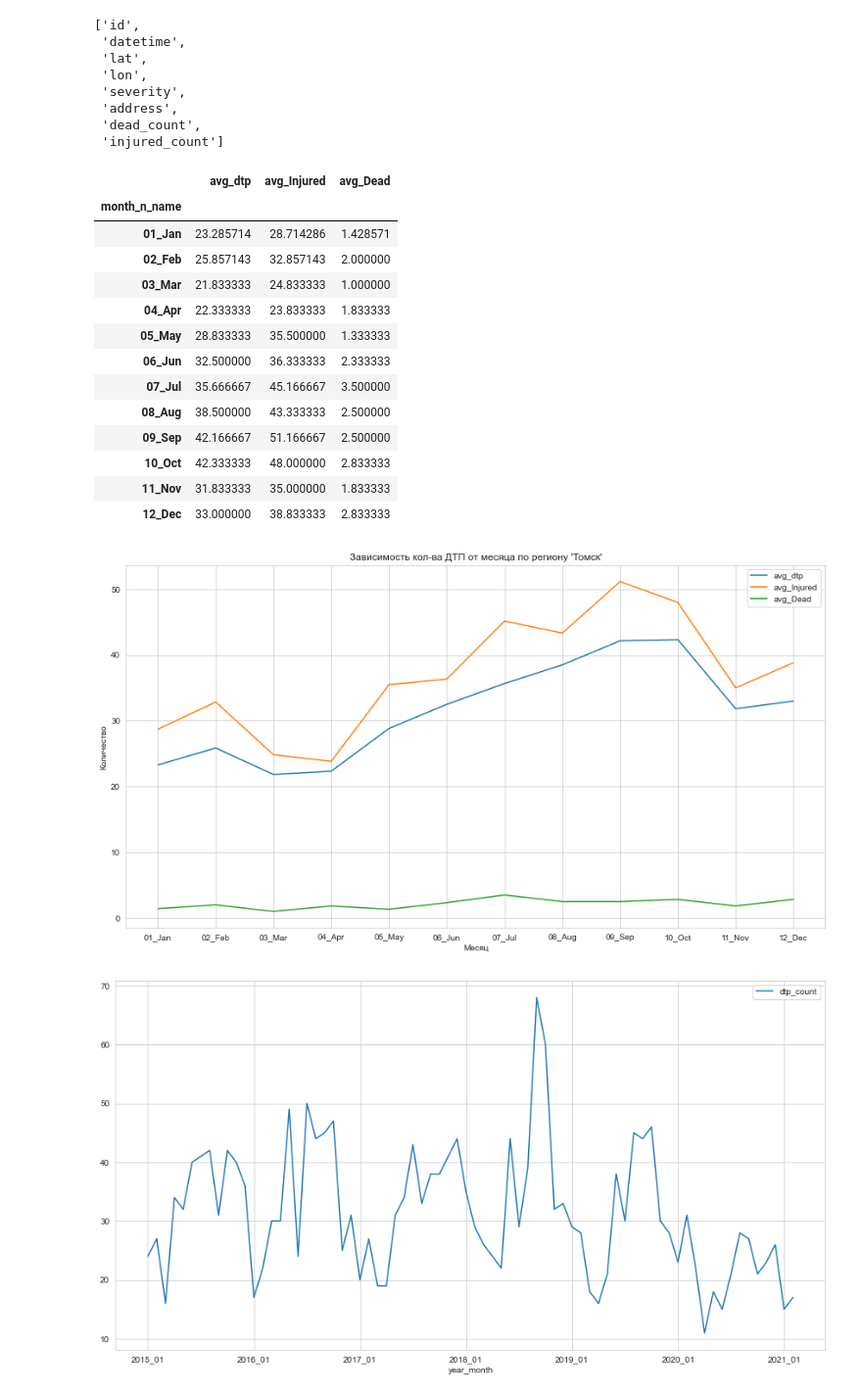
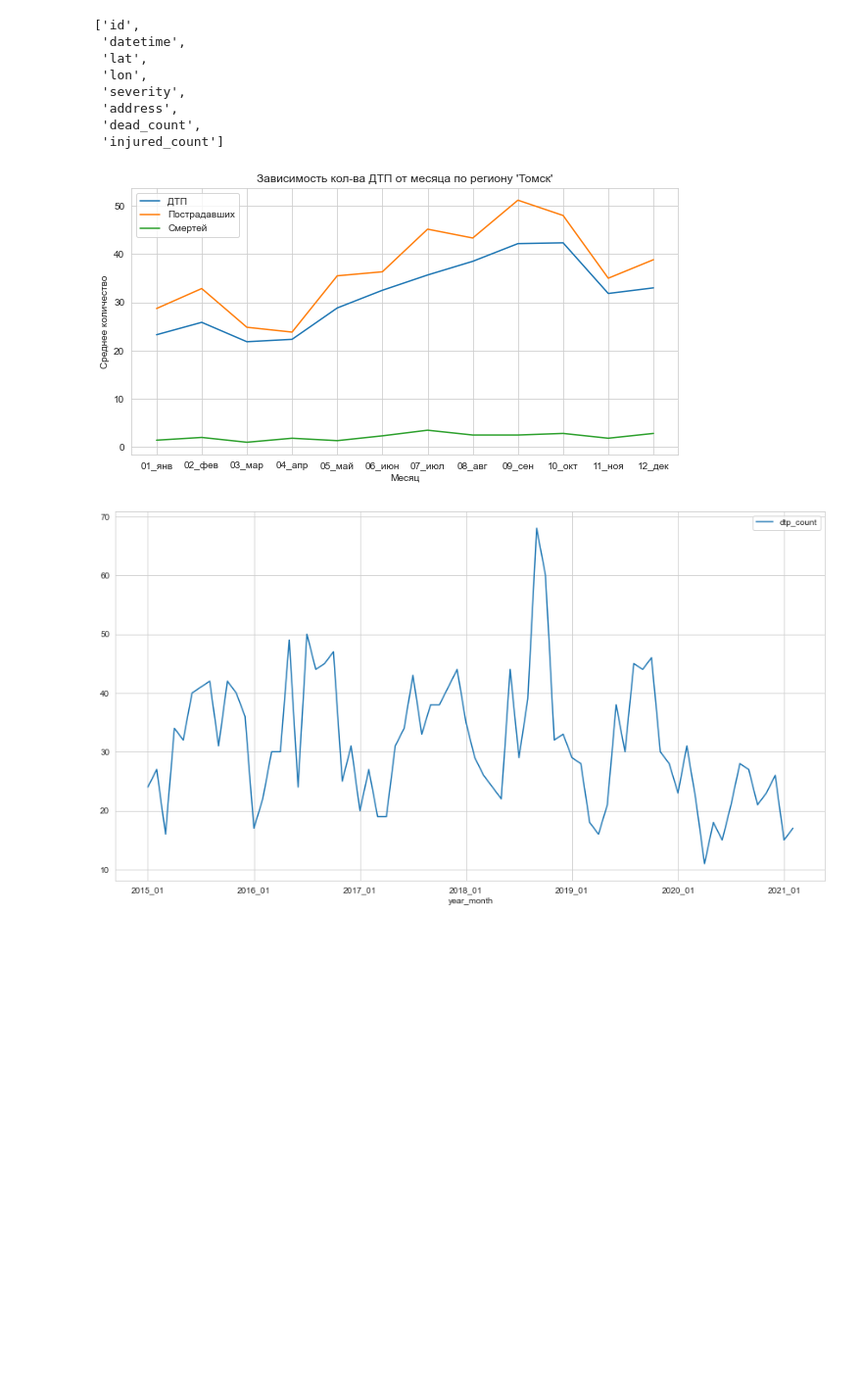
Before and after one commit to runiner/bkdrf_analysis, a Jupyter notebook: 02_dtp_frequencies.ipynb, the cells around one changed output. Shown at 98% size. Cells and saved outputs as stored; diff of their text form; code cells hidden in the pictures; blank space fills up the shorter version.

Commit message:
translated legend and tick labels

```diff
--- a/02_dtp_frequencies.ipynb
+++ b/02_dtp_frequencies.ipynb
@@ -11,7 +12,8 @@ import matplotlib
 import seaborn as sns
 sns.set_style("whitegrid")
 # %%
-matplotlib.rcParams['figure.figsize'] = (15.0, 8.0)
+# matplotlib.rcParams['figure.figsize'] = (15.0, 8.0)
+matplotlib.rcParams['figure.figsize'] = (10.0, 5.0)  # fits better into google docs
 region_name = "Томск"
 region_data_file = "tomskaia-oblast.geojson"  # from https://dtp-stat.ru/opendata/
 # %%
@@ -87,46 +97,44 @@ list(df)
 # %%
 def plot_dtp_seasonality_by_month(df_dtp):
     df_tmp = df_dtp.copy()
+
+    saved_locale = locale.setlocale(locale.LC_ALL)
+    locale.setlocale(locale.LC_ALL, "ru_RU.UTF-8")
     df_tmp["year_month"] = df_tmp.datetime.map(lambda x: x.strftime('%Y_%m'))
     df_tmp["month_n_name"] = df_tmp.datetime.map(lambda x: x.strftime('%m_%b'))
+    locale.setlocale(locale.LC_ALL, saved_locale)
 
     # first aggregate inside every single month
     df_tmp = df_tmp.groupby(df_tmp.year_month).agg(
         DTP_count=("id", "size"),
         Injured_count=("injured_count", "sum"),
         Dead_count=("dead_count", "sum"),
         month_n_name=("month_n_name", "first"),
     )
     # second average over same month in different years
     df_tmp = df_tmp.groupby(df_tmp.month_n_name).agg(
         avg_dtp=("DTP_count", "mean"),
         avg_Injured=("Injured_count", "mean"),
         avg_Dead=("Dead_count", "mean"),
     )
-    labels = [i for i, x in enumerate(df_tmp.index)]
-    ax = df_tmp.plot.line(xticks=labels)
+    tick_labels = [i for i, x in enumerate(df_tmp.index)]
+    ax = df_tmp.plot.line(xticks=tick_labels)
     ax.set_title(f"Зависимость кол-ва ДТП от месяца по региону '{region_name}'")
     ax.set_xlabel("Месяц")
-    ax.set_ylabel("Количество")
-    return df_tmp
+    ax.set_ylabel("Среднее количество")
+
+    handles, labels = ax.get_legend_handles_labels()
+    label_names = {
+        "avg_dtp": "ДТП",
+        "avg_Injured": "Пострадавших",
+        "avg_Dead": "Смертей"
+    }
+    ax.legend(handles, [label_names[l] for l in labels])
+#     return df_tmp
 
 plot_dtp_seasonality_by_month(df)
 # %% [output]
-|  | avg_dtp | avg_Injured | avg_Dead |
-| month_n_name |  |  |  |
-| 01_Jan | 23.285714 | 28.714286 | 1.428571 |
-| 02_Feb | 25.857143 | 32.857143 | 2.000000 |
-| 03_Mar | 21.833333 | 24.833333 | 1.000000 |
-| 04_Apr | 22.333333 | 23.833333 | 1.833333 |
-| 05_May | 28.833333 | 35.500000 | 1.333333 |
-| 06_Jun | 32.500000 | 36.333333 | 2.333333 |
-| 07_Jul | 35.666667 | 45.166667 | 3.500000 |
-| 08_Aug | 38.500000 | 43.333333 | 2.500000 |
-| 09_Sep | 42.166667 | 51.166667 | 2.500000 |
-| 10_Oct | 42.333333 | 48.000000 | 2.833333 |
-| 11_Nov | 31.833333 | 35.000000 | 1.833333 |
-| 12_Dec | 33.000000 | 38.833333 | 2.833333 |
-[figure, old version]
+[figure, new version]
 # %%
 def plot_dtp_over_year_month(df_dtp):
     df_tmp = df_dtp.copy()
```
Also changed, not shown: parts of 2 cells of this notebook.
